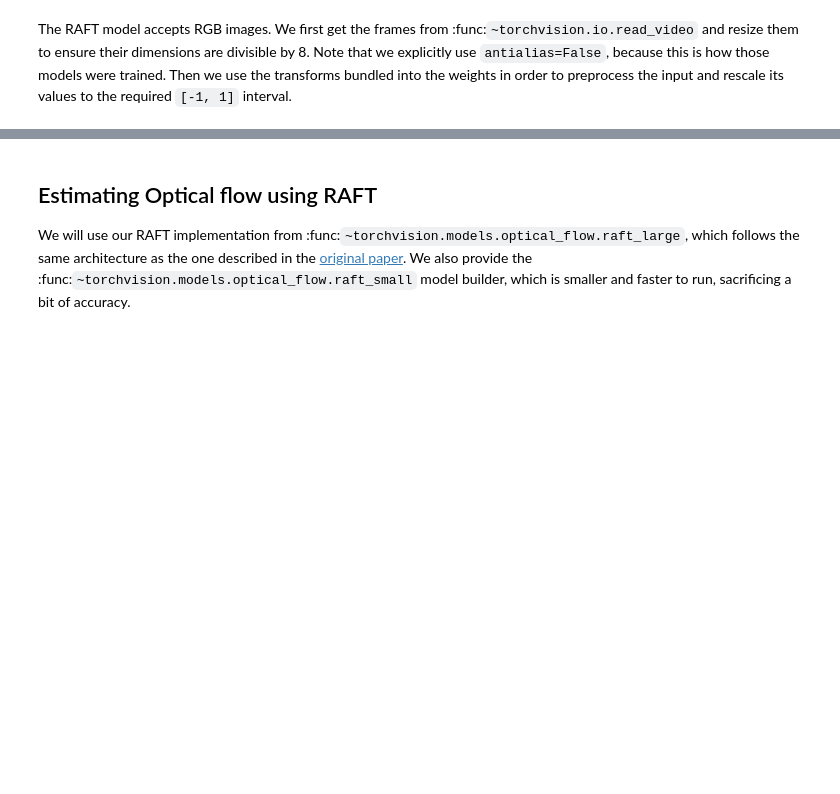
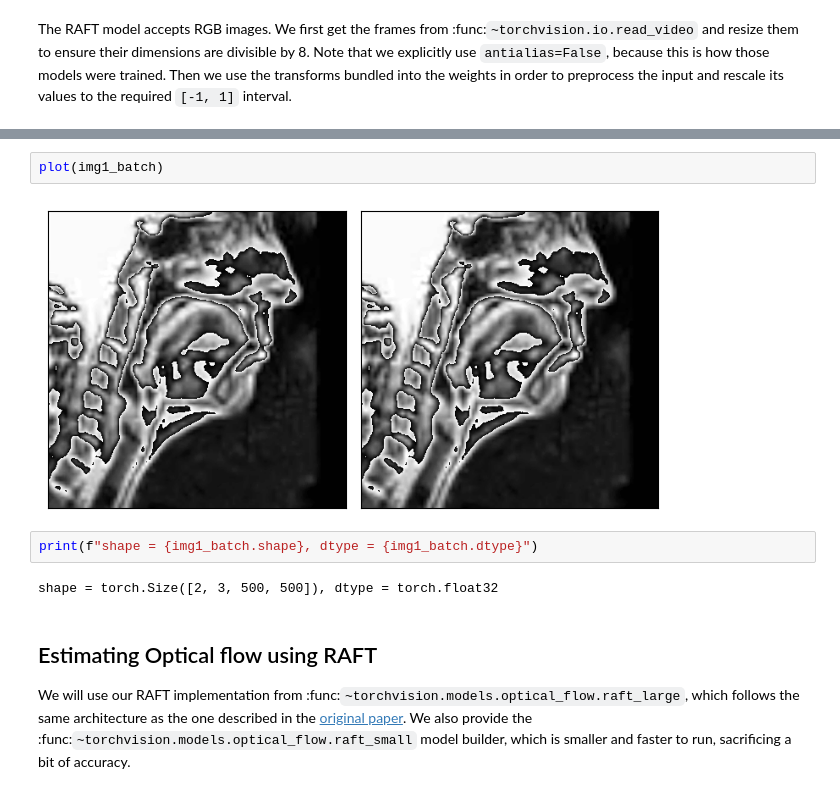
Before and after one commit to mishined/FYP, a Jupyter notebook: RAFT_optical_flow.ipynb, the cells around one changed output, grey strips where cells are left out. Cells and saved outputs as stored; diff of their text form; blank space fills up the shorter version.

```diff
--- a/RAFT_optical_flow.ipynb
+++ b/RAFT_optical_flow.ipynb
@@ -125,3 +133,11 @@ shape = torch.Size([2, 3, 520, 960]), dtype = torch.float32
+# %%
+plot(img1_batch)
+# %% [output]
+[figure, added]
+# %%
+print(f"shape = {img1_batch.shape}, dtype = {img1_batch.dtype}")
+# %% [output]
+shape = torch.Size([2, 3, 500, 500]), dtype = torch.float32
 # %% [markdown]
 ## Estimating Optical flow using RAFT
 We will use our RAFT implementation from
```
Also changed, not shown: parts of 9 cells of this notebook, 2 other files.
